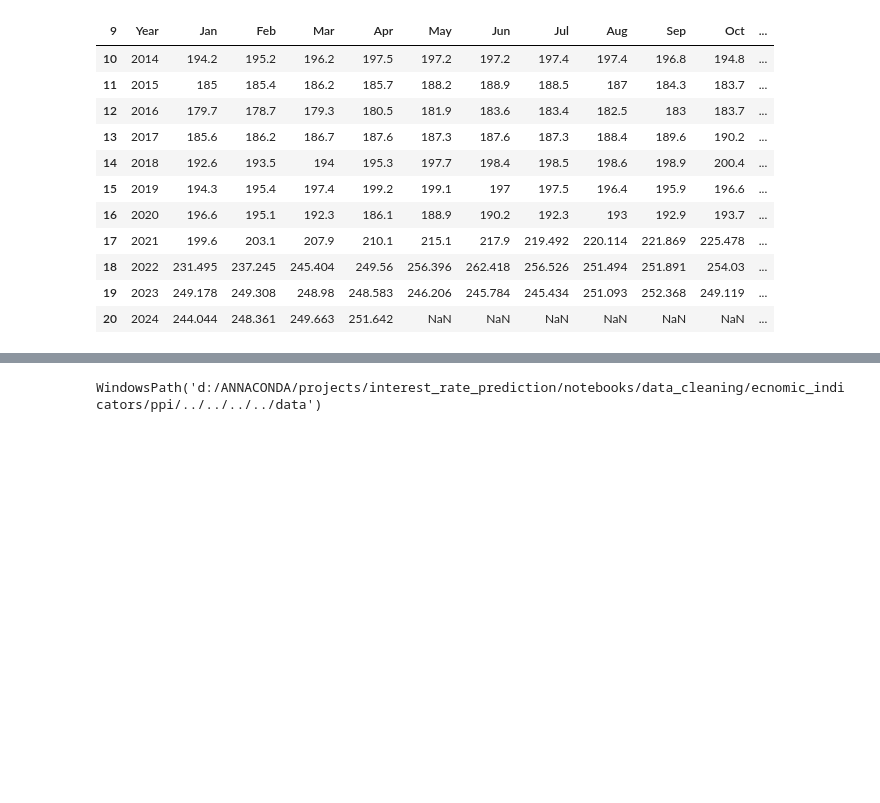
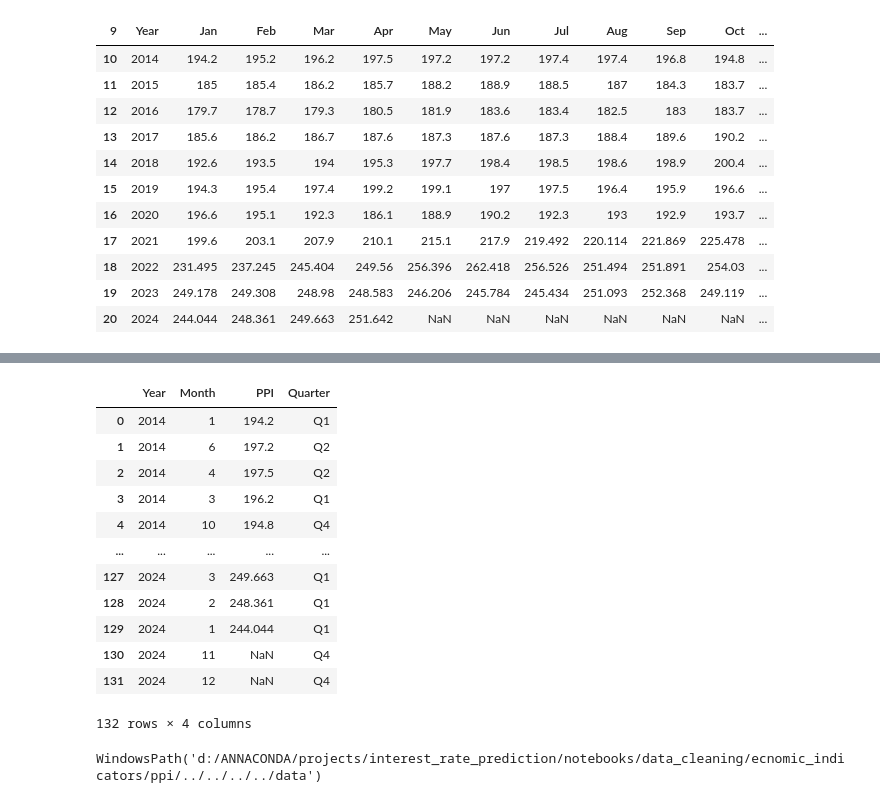
Before and after one commit to RJUNCC/interest_rate_prediction, a Jupyter notebook: notebooks/data_cleaning/ecnomic_indicators/ppi/ppi_data_cleaning.ipynb, the cells around one changed output, grey strips where cells are left out. Drawn from its saved outputs; the diff is of its cells as text; code cells hidden in the pictures; blank space fills up the shorter version.

```diff
--- a/notebooks/data_cleaning/ecnomic_indicators/ppi/ppi_data_cleaning.ipynb
+++ b/notebooks/data_cleaning/ecnomic_indicators/ppi/ppi_data_cleaning.ipynb
@@ -118,4 +120,23 @@ ppi_melted
 132 rows × 3 columns
+# %%
+bins   = [0, 3, 6, 8, 12]
+labels = ["Q1", "Q2", "Q3", "Q4"]
+ppi_melted["Quarter"] = pd.cut(ppi_melted["Month"], bins=bins, labels=labels, right=True)
+ppi_melted
+# %% [output]
+|  | Year | Month | PPI | Quarter |
+| 0 | 2014 | 1 | 194.2 | Q1 |
+| 1 | 2014 | 6 | 197.2 | Q2 |
+| 2 | 2014 | 4 | 197.5 | Q2 |
+| 3 | 2014 | 3 | 196.2 | Q1 |
+| 4 | 2014 | 10 | 194.8 | Q4 |
+| ... | ... | ... | ... | ... |
+| 127 | 2024 | 3 | 249.663 | Q1 |
+| 128 | 2024 | 2 | 248.361 | Q1 |
+| 129 | 2024 | 1 | 244.044 | Q1 |
+| 130 | 2024 | 11 | NaN | Q4 |
+| 131 | 2024 | 12 | NaN | Q4 |
+132 rows × 4 columns
 # %%
 path = Path(Path.cwd()/"../../../../data")
 path
```
Also changed, not shown: parts of 1 cell of this notebook, 15 other files.
